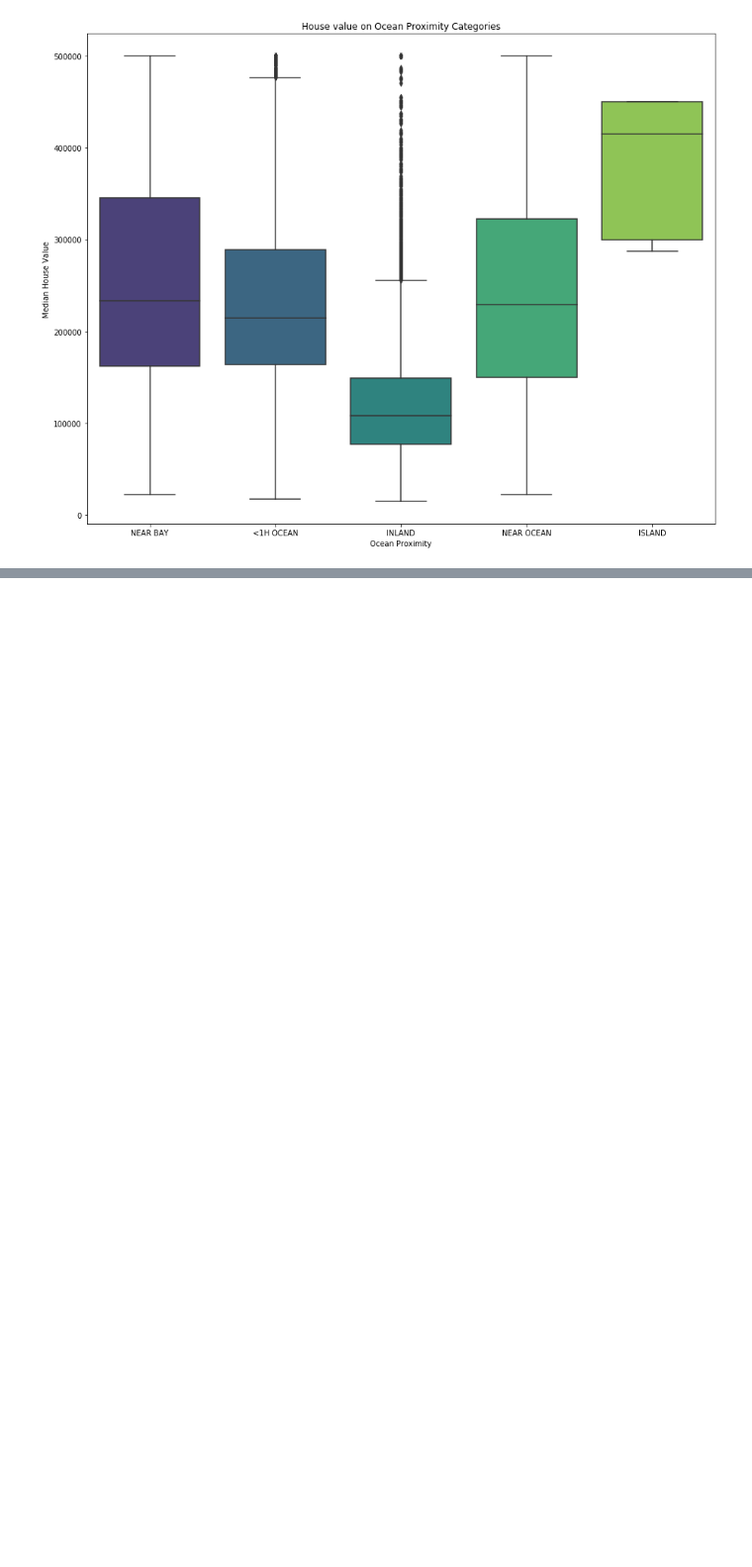
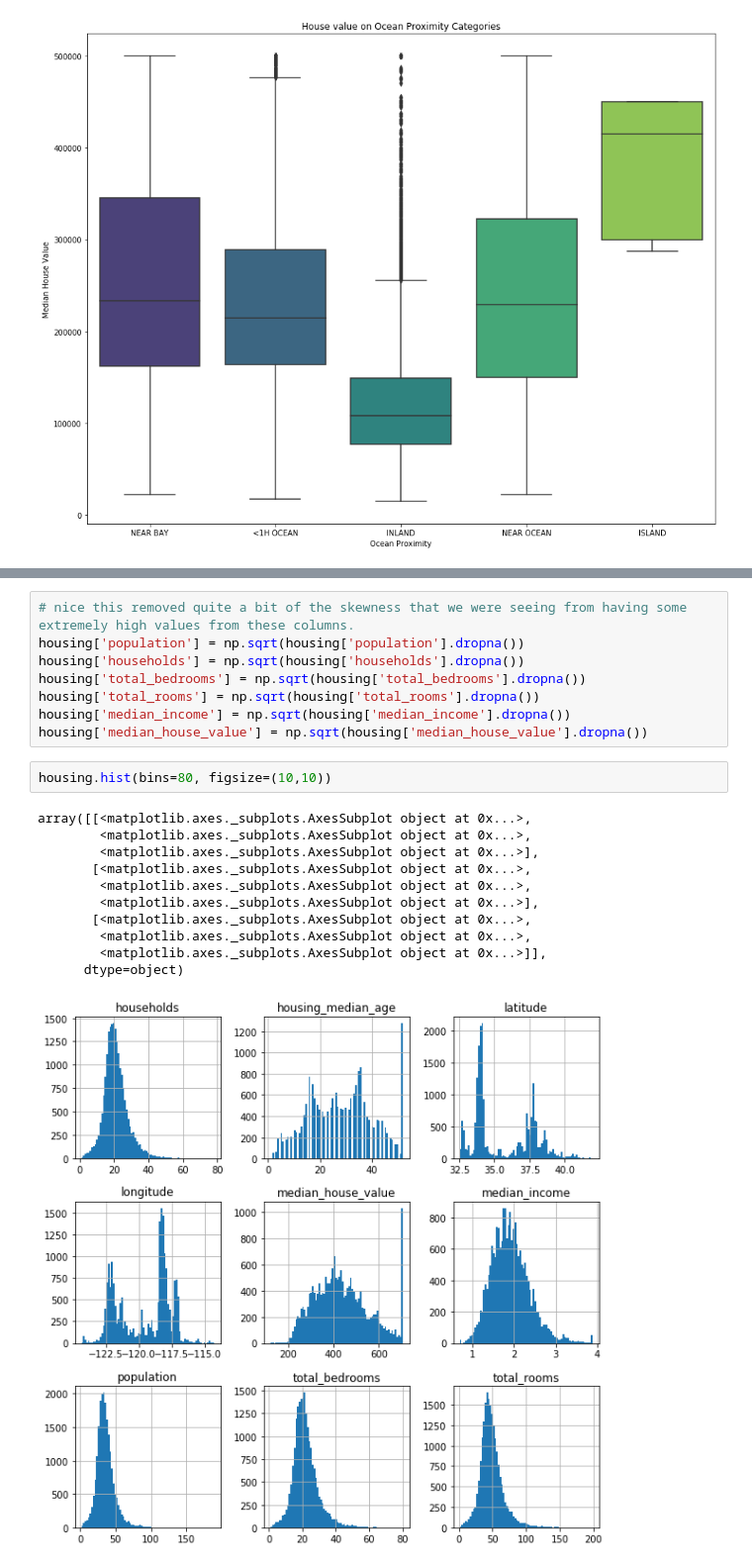
Before and after one commit to Glezzy/California-Housing-Prices, a Jupyter notebook: California_housing_prices.ipynb, the cells around one changed output, grey strips where cells are left out. Shown at 99% size. Cells and saved outputs as stored; diff of their text form; blank space fills up the shorter version.

```diff
--- a/California_housing_prices.ipynb
+++ b/California_housing_prices.ipynb
@@ -89,0 +129,22 @@ Text(0.5, 1.0, 'House value on Ocean Proximity Categories')
+# %%
+# nice this removed quite a bit of the skewness that we were seeing from having some extremely high values from these columns.
+housing['population'] = np.sqrt(housing['population'].dropna())
+housing['households'] = np.sqrt(housing['households'].dropna())
+housing['total_bedrooms'] = np.sqrt(housing['total_bedrooms'].dropna())
+housing['total_rooms'] = np.sqrt(housing['total_rooms'].dropna())
+housing['median_income'] = np.sqrt(housing['median_income'].dropna())
+housing['median_house_value'] = np.sqrt(housing['median_house_value'].dropna())
+# %%
+housing.hist(bins=80, figsize=(10,10))
+# %% [output]
+array([[<matplotlib.axes._subplots.AxesSubplot object at 0x...>,
+        <matplotlib.axes._subplots.AxesSubplot object at 0x...>,
+        <matplotlib.axes._subplots.AxesSubplot object at 0x...>],
+       [<matplotlib.axes._subplots.AxesSubplot object at 0x...>,
+        <matplotlib.axes._subplots.AxesSubplot object at 0x...>,
+        <matplotlib.axes._subplots.AxesSubplot object at 0x...>],
+       [<matplotlib.axes._subplots.AxesSubplot object at 0x...>,
+        <matplotlib.axes._subplots.AxesSubplot object at 0x...>,
+        <matplotlib.axes._subplots.AxesSubplot object at 0x...>]],
+      dtype=object)
+[figure, added]
```
Also changed, not shown: parts of 23 cells of this notebook.
